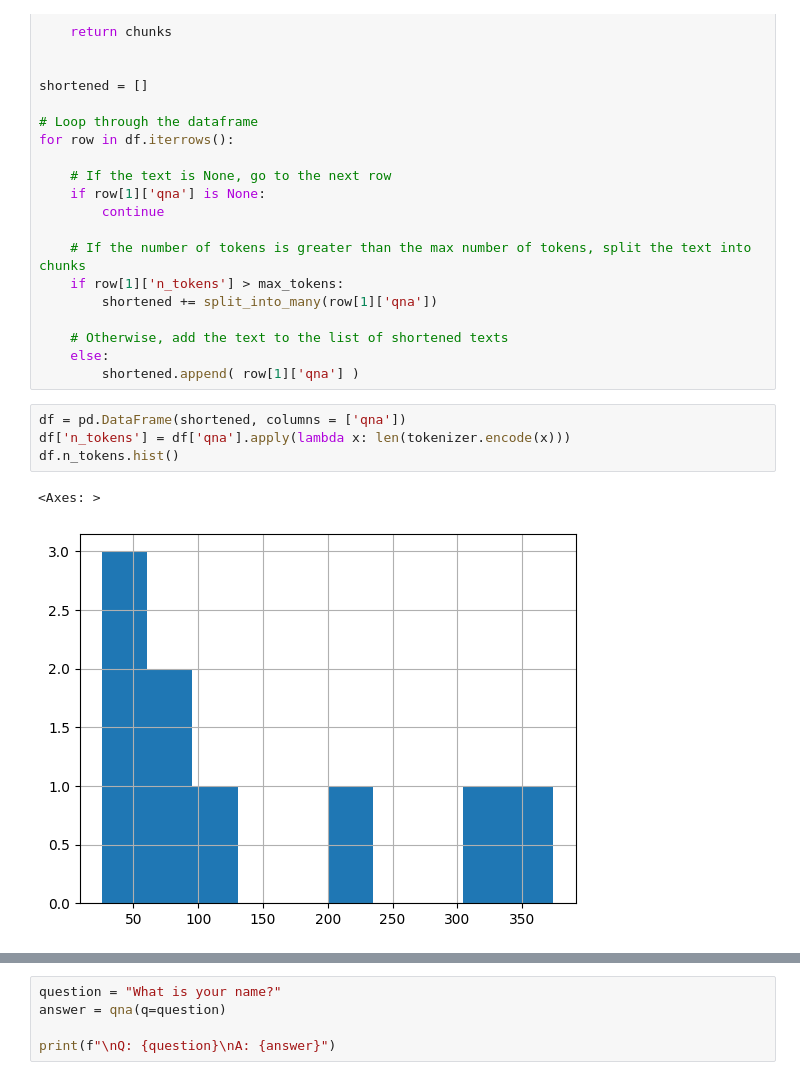
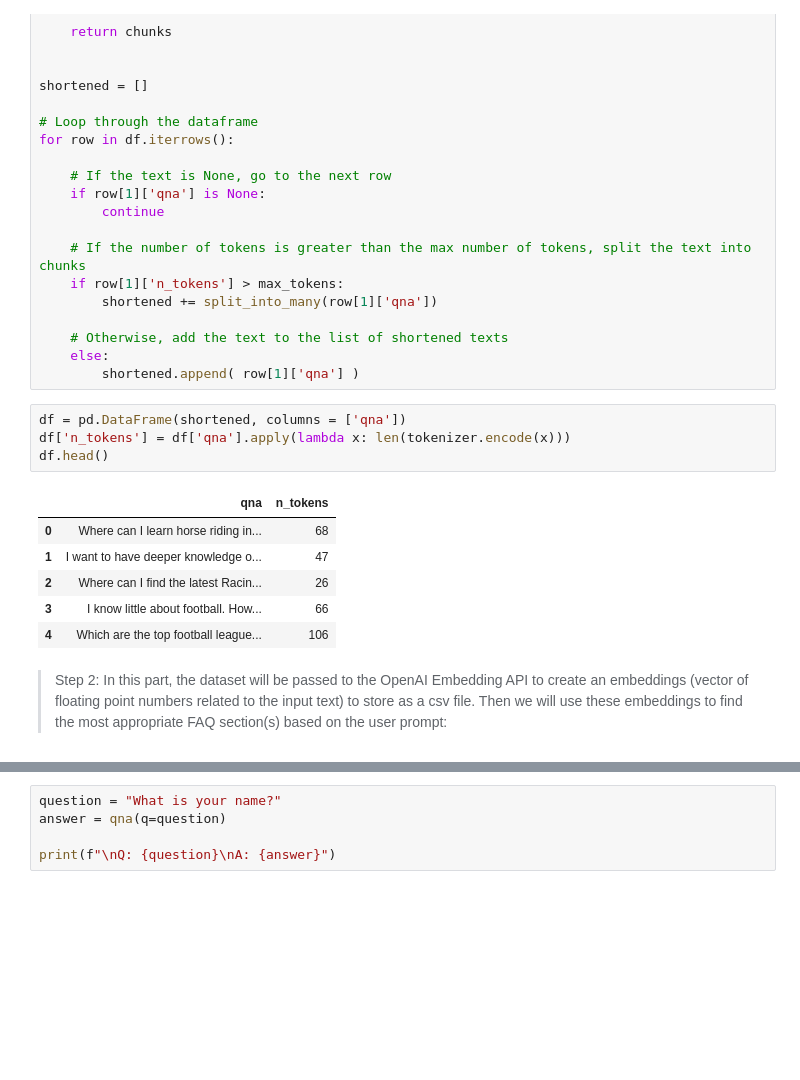
Before and after one commit to alexshlam/chatgpt, a Jupyter notebook: examples/hkjc-qa.ipynb, the cells around one changed output, grey strips where cells are left out. Cells and saved outputs as stored; diff of their text form; blank space fills up the shorter version.

```diff
--- a/examples/hkjc-qa.ipynb
+++ b/examples/hkjc-qa.ipynb
@@ -99,9 +99,15 @@ for row in df.iterrows():
 # %%
 df = pd.DataFrame(shortened, columns = ['qna'])
 df['n_tokens'] = df['qna'].apply(lambda x: len(tokenizer.encode(x)))
-df.n_tokens.hist()
+df.head()
 # %% [output]
-<Axes: >
-[figure, removed]
+|  | qna | n_tokens |
+| 0 | Where can I learn horse riding in... | 68 |
+| 1 | I want to have deeper knowledge o... | 47 |
+| 2 | Where can I find the latest Racin... | 26 |
+| 3 | I know little about football. How... | 66 |
+| 4 | Which are the top football league... | 106 |
+# %% [markdown]
+> Step 2: In this part, the dataset will be passed to the OpenAI Embedding API to create an embeddings (vector of floating point numbers related to the input text) to store as a csv file. Then we will use these embeddings to find the most appropriate FAQ section(s) based on the user prompt:
 # %%
 pip install openai
```
Also changed, not shown: parts of 15 cells of this notebook.
